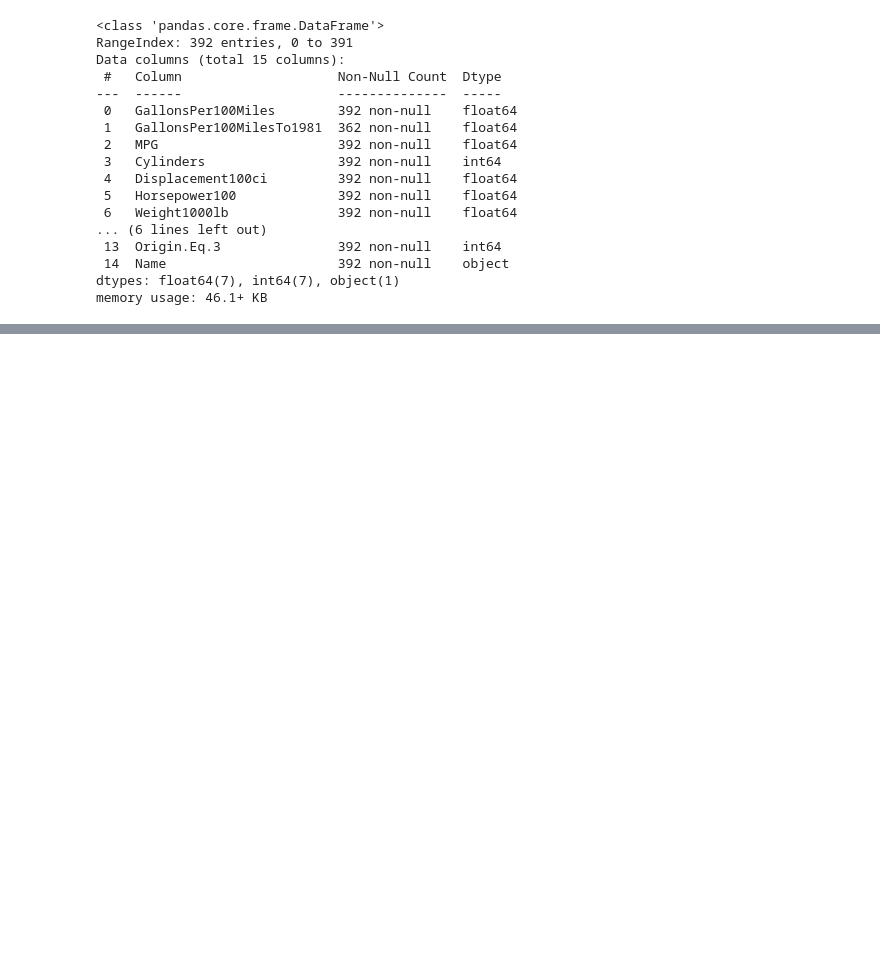
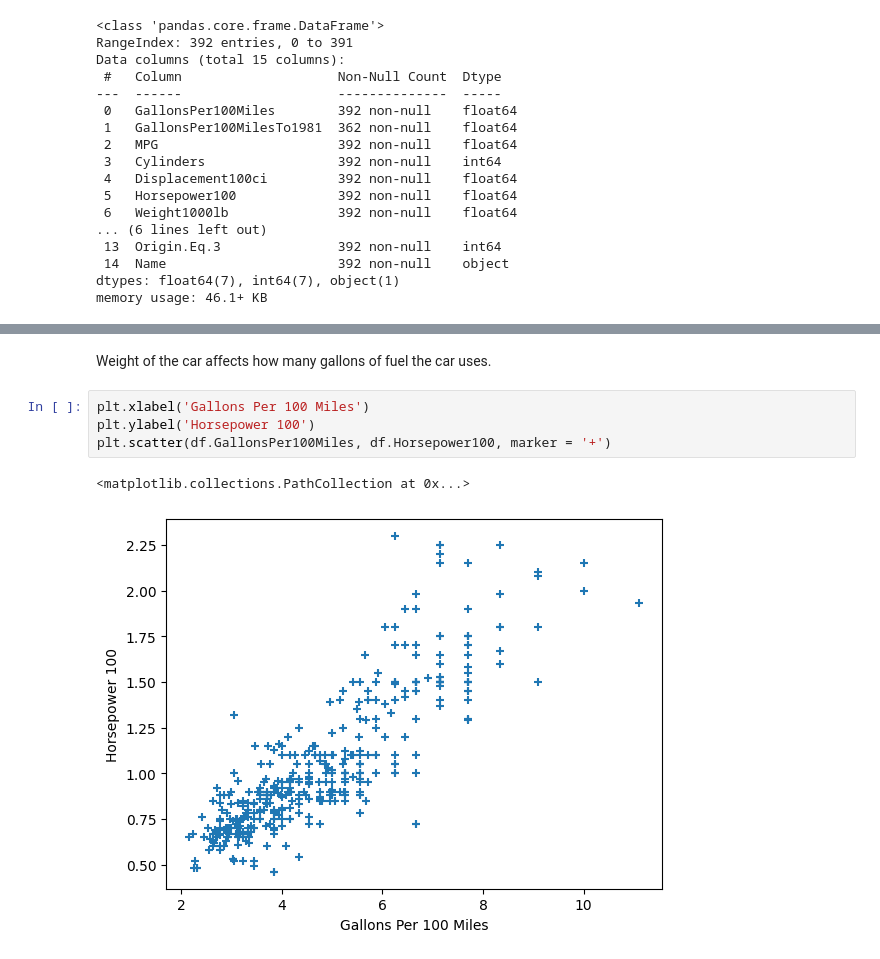
Before and after one commit to yoinkeds/Linear-Regression-Practice, a Jupyter notebook: Linear_Regression_Model.ipynb, the cells around one changed output, grey strips where cells are left out. Saved outputs shown, nothing was run; the diff lists cells and outputs as text; blank space fills up the shorter version.

```diff
--- a/Linear_Regression_Model.ipynb
+++ b/Linear_Regression_Model.ipynb
@@ -36,0 +81,9 @@ memory usage: 46.1+ KB
+# %% [markdown]
+Weight of the car affects how many gallons of fuel the car uses.
+# %%
+plt.xlabel('Gallons Per 100 Miles')
+plt.ylabel('Horsepower 100')
+plt.scatter(df.GallonsPer100Miles, df.Horsepower100, marker = '+')
+# %% [output]
+<matplotlib.collections.PathCollection at 0x...>
+[figure, added]
```
Also changed, not shown: parts of 25 cells of this notebook.
